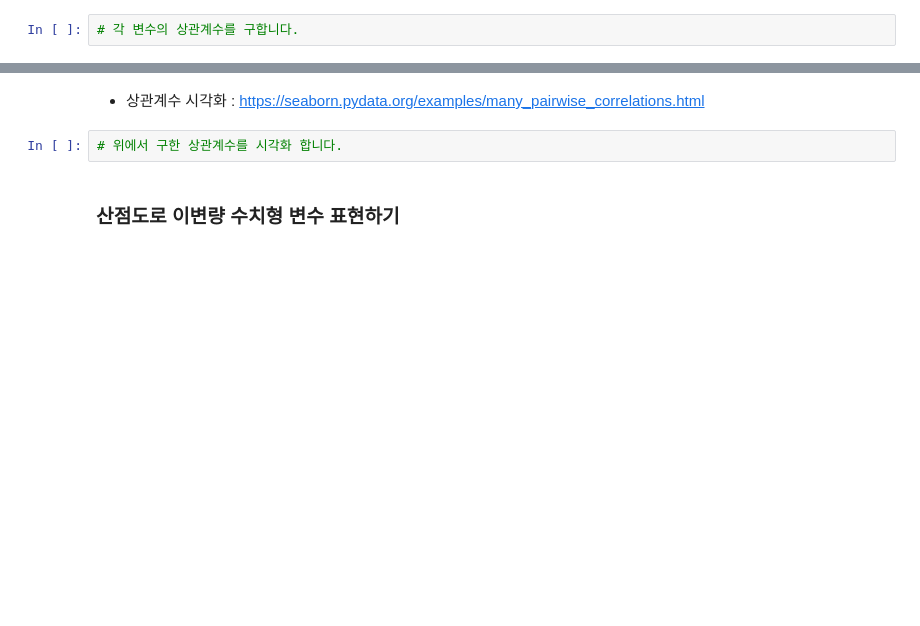
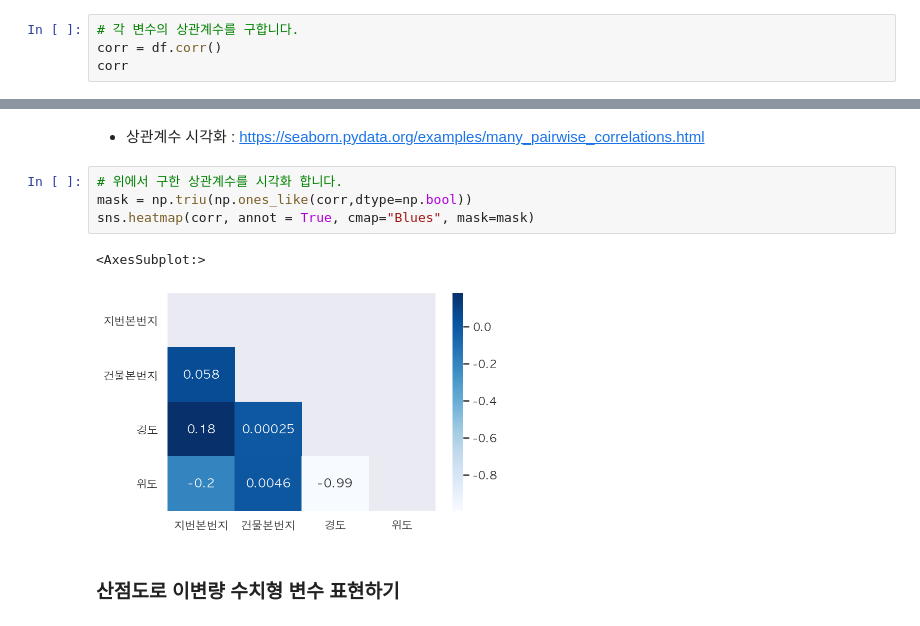
Before and after one commit to LEESANGNAM/pandas, a Jupyter notebook: open-data-analysis-basic-master/02-store-eda-input.ipynb, the cells around one changed output, grey strips where cells are left out. Drawn from its saved outputs; the diff is of its cells as text; blank space fills up the shorter version.

```diff
--- a/open-data-analysis-basic-master/02-store-eda-input.ipynb
+++ b/open-data-analysis-basic-master/02-store-eda-input.ipynb
@@ -649,3 +640,5 @@ sns.distplot(df["위도"])
 이미지 출처 : [Correlation and dependence - Wikipedia](https://en.wikipedia.org/wiki/Correlation_and_dependence)
 # %%
 # 각 변수의 상관계수를 구합니다.
+corr = df.corr()
+corr
@@ -652,7 +651,12 @@ sns.distplot(df["위도"])
 # %% [markdown]
 * 상관계수 시각화 : https://seaborn.pydata.org/examples/many_pairwise_correlations.html
-# %%
-# 위에서 구한 상관계수를 시각화 합니다.
+# %%
+# 위에서 구한 상관계수를 시각화 합니다.
+mask = np.triu(np.ones_like(corr,dtype=np.bool))
+sns.heatmap(corr, annot = True, cmap="Blues", mask=mask)
+# %% [output]
+<AxesSubplot:>
+[figure, added]
 # %% [markdown]
 ### 산점도로 이변량 수치형 변수 표현하기
 # %%
```
Also changed, not shown: parts of 10 cells of this notebook.
